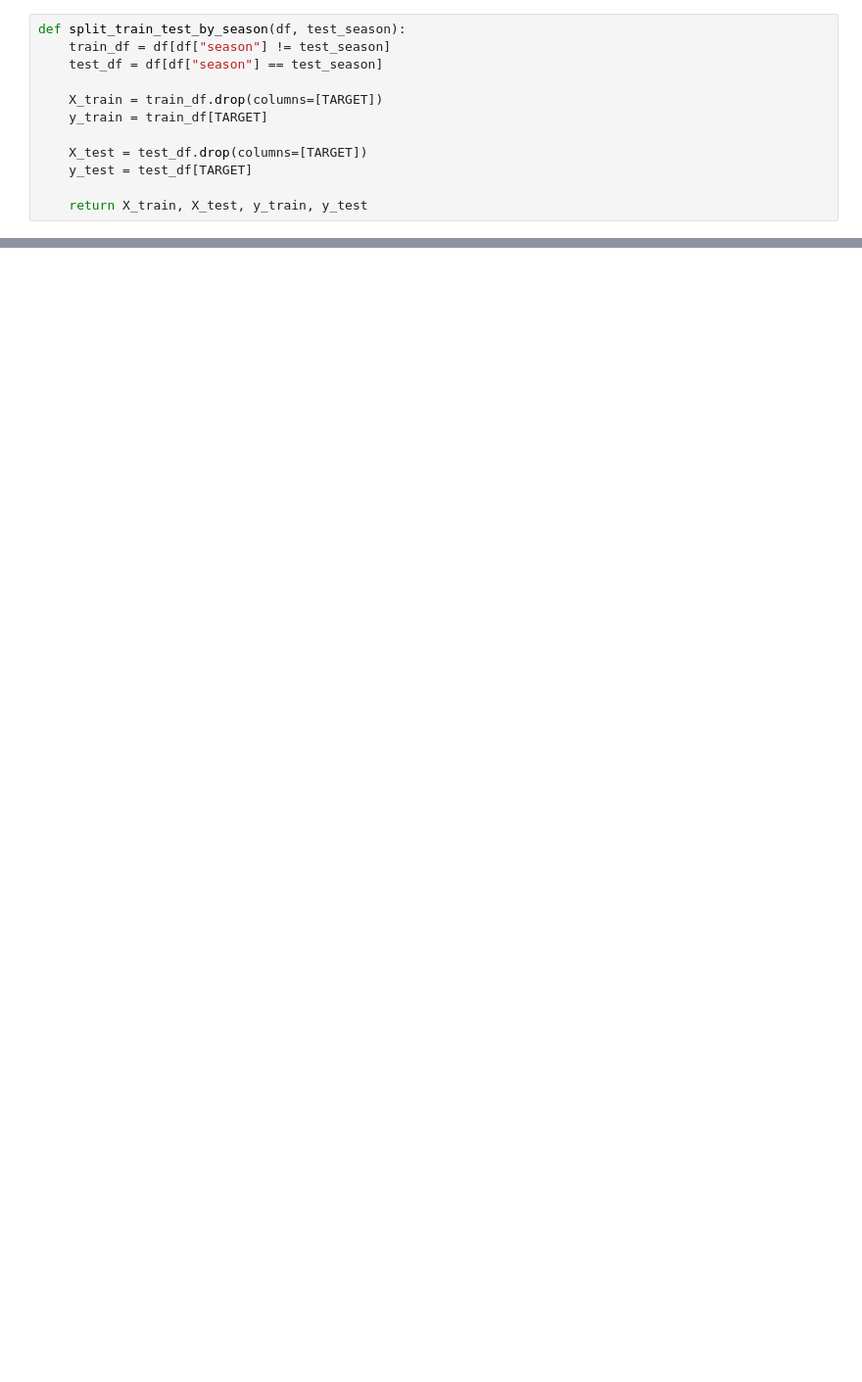
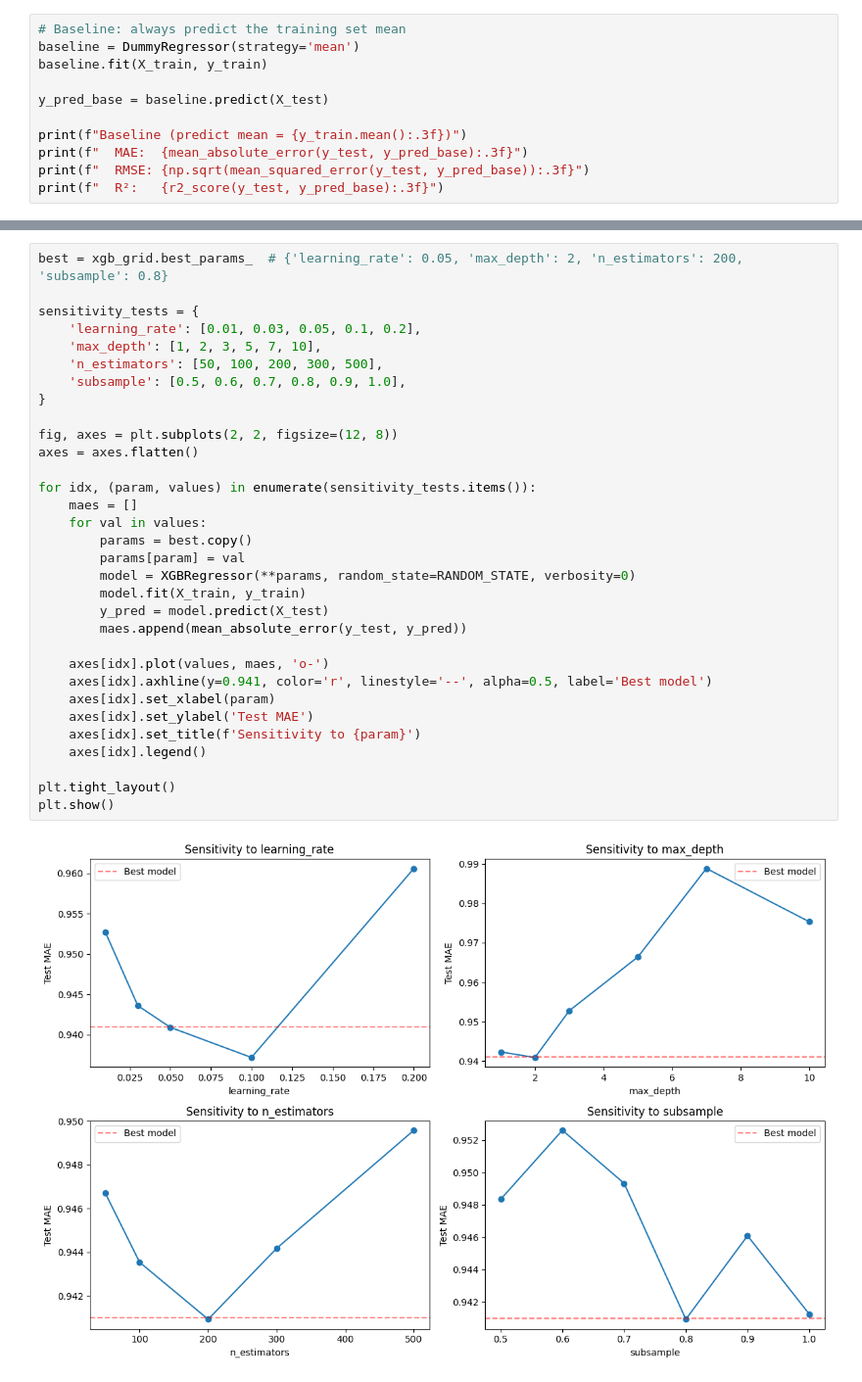
Before and after one commit to jtang6031/siads-696-nba-injury-prediction, a Jupyter notebook: notebooks/05_supervised_models.ipynb, the cells around one changed output, grey strips where cells are left out. Shown at 98% size. Cells and saved outputs as stored; diff of their text form; blank space fills up the shorter version.

Commit message:
supervised learning saved

```diff
--- a/notebooks/05_supervised_models.ipynb
+++ b/notebooks/05_supervised_models.ipynb
@@ -50,12 +69,11 @@ preprocessor = ColumnTransformer(
 # %%
-def split_train_test_by_season(df, test_season):
-    train_df = df[df["season"] != test_season]
-    test_df = df[df["season"] == test_season]
+# Baseline: always predict the training set mean
+baseline = DummyRegressor(strategy='mean')
+baseline.fit(X_train, y_train)
 
-    X_train = train_df.drop(columns=[TARGET])
-    y_train = train_df[TARGET]
+y_pred_base = baseline.predict(X_test)
 
-    X_test = test_df.drop(columns=[TARGET])
-    y_test = test_df[TARGET]
-
-    return X_train, X_test, y_train, y_test
+print(f"Baseline (predict mean = {y_train.mean():.3f})")
+print(f"  MAE:  {mean_absolute_error(y_test, y_pred_base):.3f}")
+print(f"  RMSE: {np.sqrt(mean_squared_error(y_test, y_pred_base)):.3f}")
+print(f"  R²:   {r2_score(y_test, y_pred_base):.3f}")
@@ -132,0 +448,34 @@ pd.DataFrame(results).T
+# %%
+best = xgb_grid.best_params_  # {'learning_rate': 0.05, 'max_depth': 2, 'n_estimators': 200, 'subsample': 0.8}
+
+sensitivity_tests = {
+    'learning_rate': [0.01, 0.03, 0.05, 0.1, 0.2],
+    'max_depth': [1, 2, 3, 5, 7, 10],
+    'n_estimators': [50, 100, 200, 300, 500],
+    'subsample': [0.5, 0.6, 0.7, 0.8, 0.9, 1.0],
+}
+
+fig, axes = plt.subplots(2, 2, figsize=(12, 8))
+axes = axes.flatten()
+
+for idx, (param, values) in enumerate(sensitivity_tests.items()):
+    maes = []
+    for val in values:
+        params = best.copy()
+        params[param] = val
+        model = XGBRegressor(**params, random_state=RANDOM_STATE, verbosity=0)
+        model.fit(X_train, y_train)
+        y_pred = model.predict(X_test)
+        maes.append(mean_absolute_error(y_test, y_pred))
+
+    axes[idx].plot(values, maes, 'o-')
+    axes[idx].axhline(y=0.941, color='r', linestyle='--', alpha=0.5, label='Best model')
+    axes[idx].set_xlabel(param)
+    axes[idx].set_ylabel('Test MAE')
+    axes[idx].set_title(f'Sensitivity to {param}')
+    axes[idx].legend()
+
+plt.tight_layout()
+plt.show()
+# %% [output]
+[figure, added]
```
Also changed, not shown: parts of 38 cells of this notebook.
